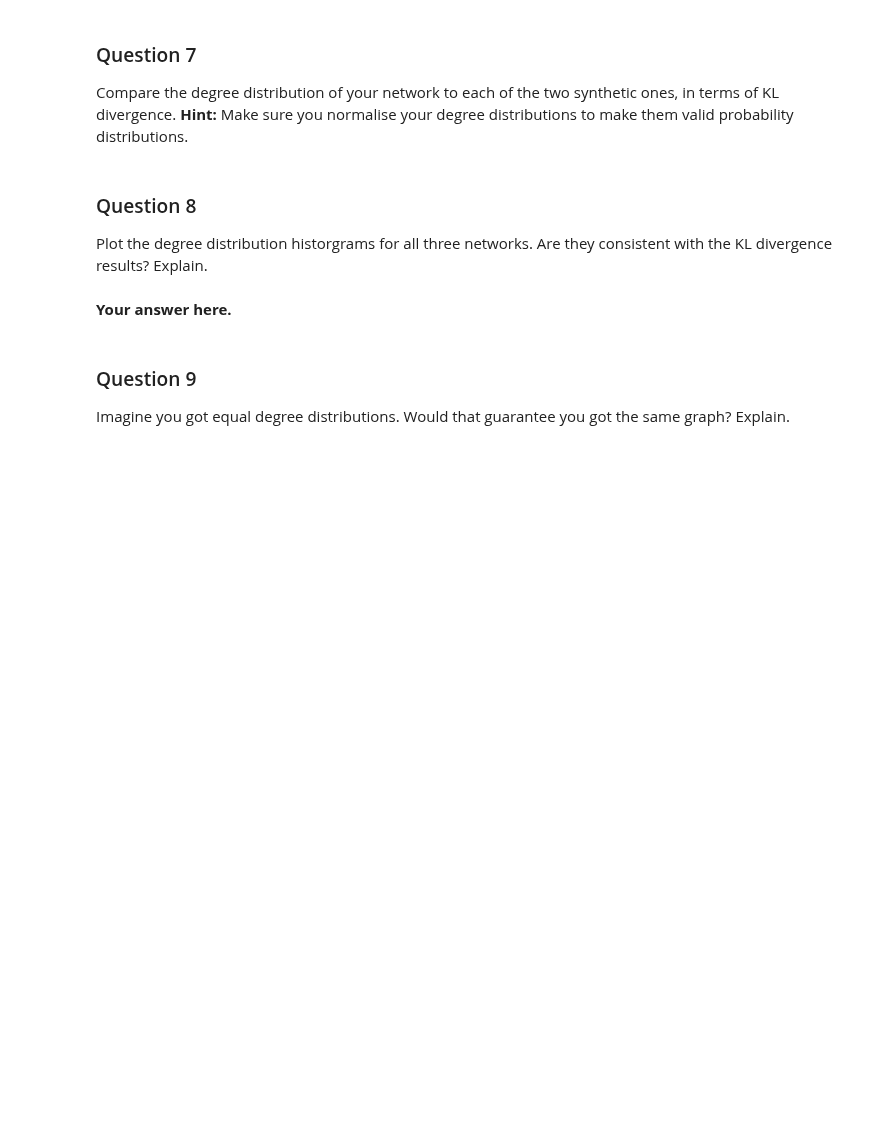
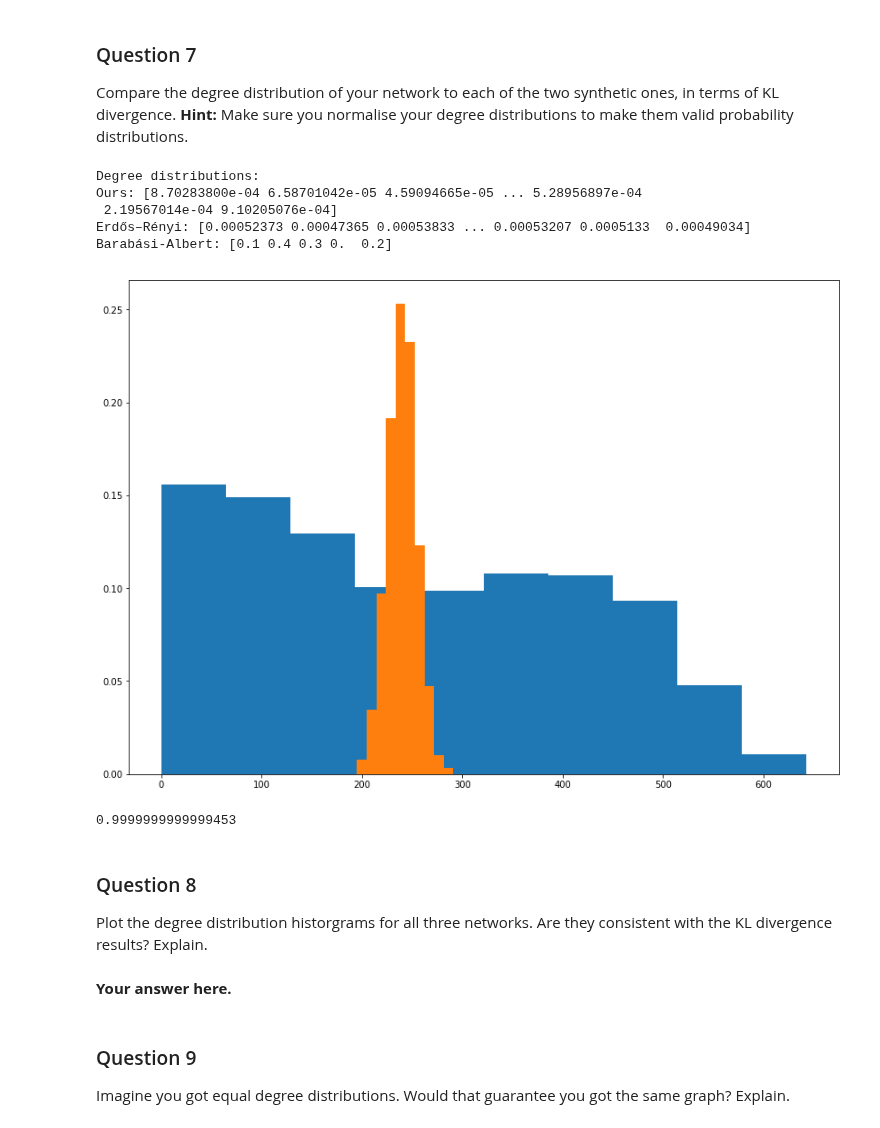
Before and after one commit to TTimTT/NTDS_Project, a Jupyter notebook: milestones_2/tim_network_models.ipynb, the cells around one changed output. Drawn from its saved outputs; the diff is of its cells as text; code cells hidden in the pictures; blank space fills up the shorter version.

```diff
--- a/milestones_2/tim_network_models.ipynb
+++ b/milestones_2/tim_network_models.ipynb
@@ -100,8 +100,8 @@ Text(0.5,1.05,'Erdos-Renyi (10, 0.4)')
 
 Use the function to create a random Erdos-Renyi graph. Choose the parameters such that number of nodes is the same as in your graph, and the number of edges similar. You don't need to set the random seed. Comment on your choice of parameters.
 # %%
-erdos_graph = erdos_renyi(2000, 1) # TODO
-n_edges_er = (sum(sum(np.ceil(erdos_graph))))/2
-print("# of edge in adjacency", n_edges)
-print("# of edge in erdos graph", n_edges_er)
+er = erdos_renyi(2000, 0.12) # TODO
+n_edges_er = (sum(sum(np.ceil(er))))/2
+print("# of edge in our graph:", int(n_edges))
+print("# of edge in Erdős–Rényi graph:", int(n_edges_er))
 # %% [output]
@@ -195,3 +202,28 @@ Compare the degree distribution of your network to each of the two synthetic one
+# %%
+our_deg_distr = sum(np.ceil(adjacency))/sum(sum(np.ceil(adjacency)))
+er_deg_distr = sum(er)/sum(sum(er))
+ba_deg_distr = np.array([.1,.4,.3,0,.2])#sum(ba)/sum(sum(er))
+print('Degree distributions:\nOurs:',our_deg_distr, '\nErdős–Rényi:', er_deg_distr, '\nBarabási-Albert:',ba_deg_distr)
+# %% [output]
+Degree distributions:
+Ours: [8.70283800e-04 6.58701042e-05 4.59094665e-05 ... 5.28956897e-04
+ 2.19567014e-04 9.10205076e-04]
+Erdős–Rényi: [0.00052373 0.00047365 0.00053833 ... 0.00053207 0.0005133  0.00049034]
+Barabási-Albert: [0.1 0.4 0.3 0.  0.2]
+# %%
+plt.rcParams['figure.figsize'] = [14, 10]
+#kl_divergence(our_deg_distr, er_deg_distr)
+#our_deg_distr
+weights = np.ones_like(sum(np.ceil(adjacency))) / float(n_nodes)
+plt.hist(sum(np.ceil(adjacency)), weights=weights)
+
+weights2 = np.ones_like(sum(np.ceil(er))) / float(n_nodes)
+plt.hist(sum(np.ceil(er)), weights=weights2)
+plt.show()
+sum(weights2)
+# %% [output]
+[figure, added]
+0.9999999999999453
 # %% [markdown]
 ### Question 8
 
```
Also changed, not shown: parts of 8 cells of this notebook.
